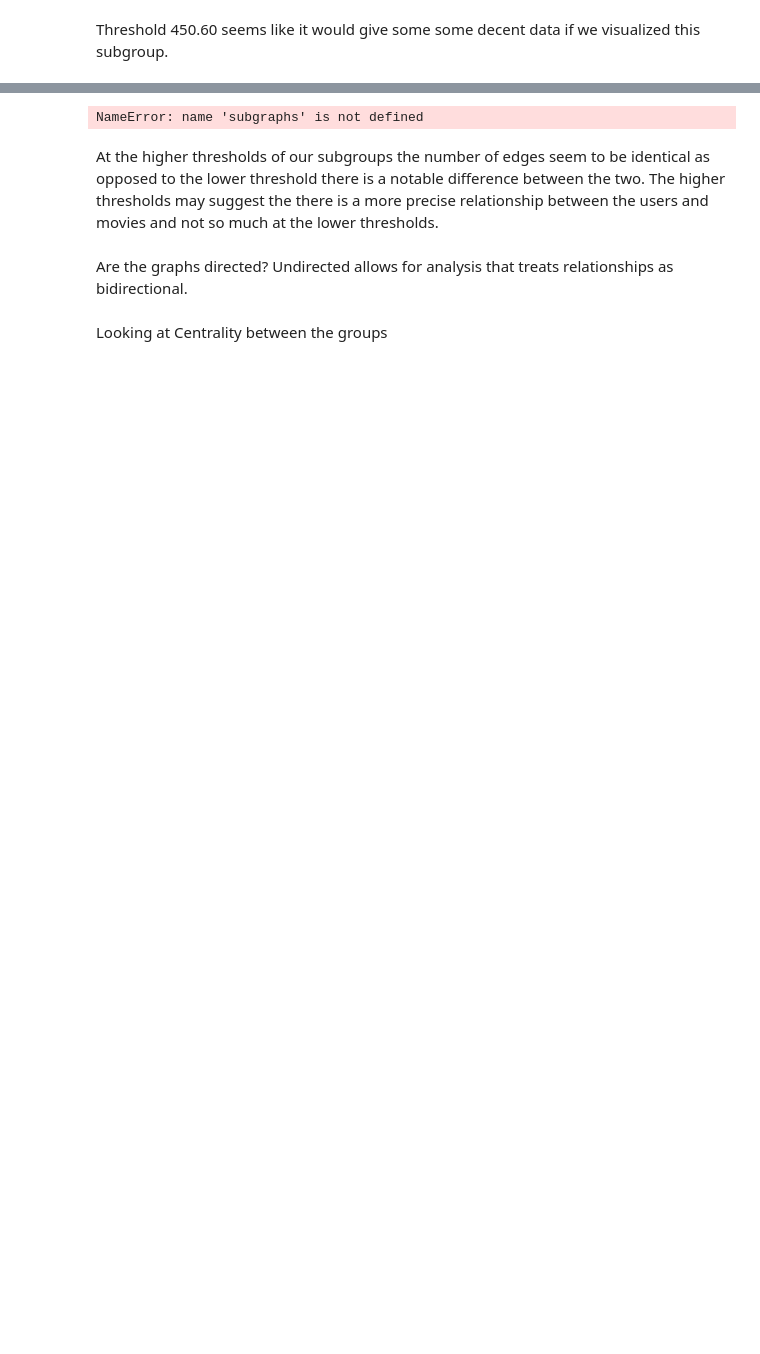
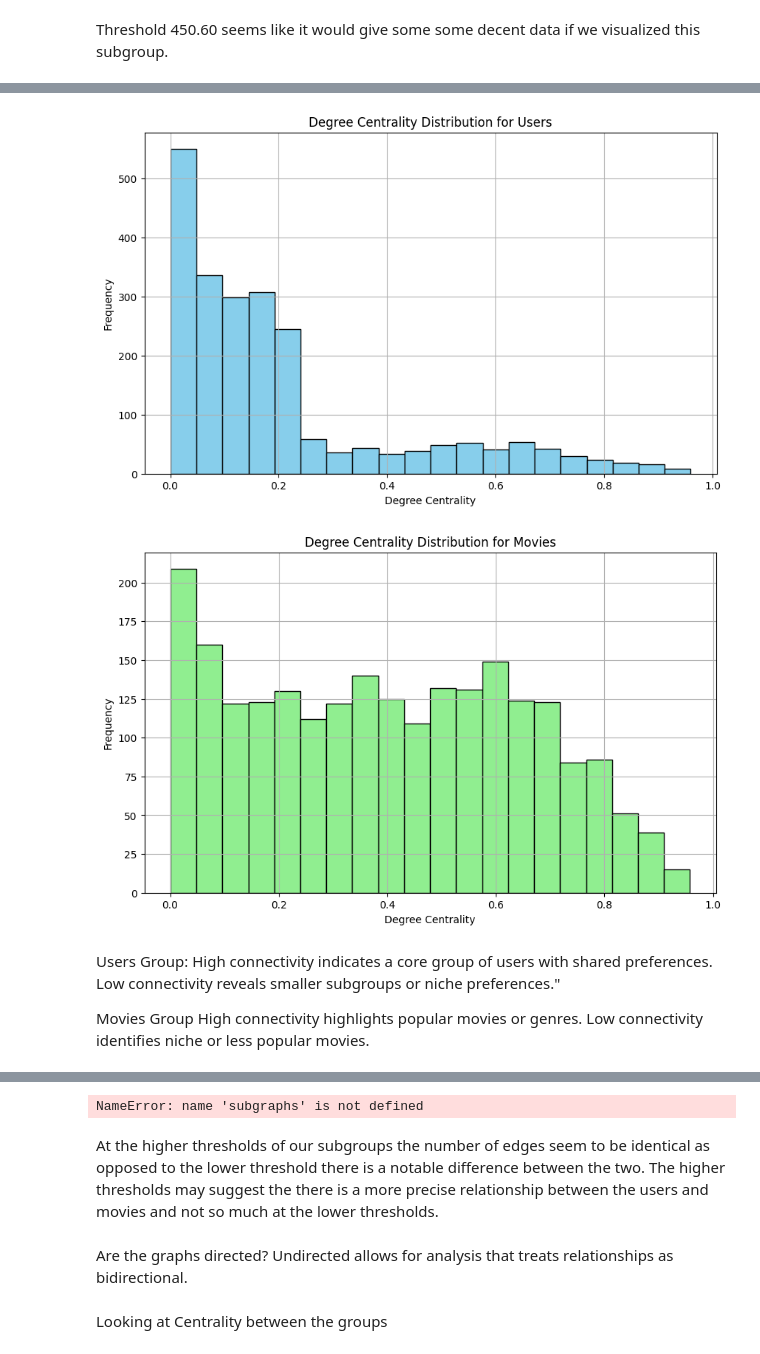
Before and after one commit to MarjeteV/data620, a Jupyter notebook: Project_2_.ipynb, the cells around one changed output, grey strips where cells are left out. Drawn from its saved outputs; the diff is of its cells as text; code cells hidden in the pictures; blank space fills up the shorter version.

```diff
--- a/Project_2_.ipynb
+++ b/Project_2_.ipynb
@@ -314,0 +341,33 @@ plt.show()
+# %%
+# Degree centrality
+user_degree = nx.degree_centrality(usernet_trim)
+movie_degree = nx.degree_centrality(movienet_trim)
+
+# Plot degree centrality for users
+plt.figure(figsize=(10, 6))
+plt.hist(user_degree.values(), bins=20, color='skyblue', edgecolor='black')
+plt.title('Degree Centrality Distribution for Users')
+plt.xlabel('Degree Centrality')
+plt.ylabel('Frequency')
+plt.grid(True)
+plt.show()
+
+# Plot degree centrality for movies
+plt.figure(figsize=(10, 6))
+plt.hist(movie_degree.values(), bins=20, color='lightgreen', edgecolor='black')
+plt.title('Degree Centrality Distribution for Movies')
+plt.xlabel('Degree Centrality')
+plt.ylabel('Frequency')
+plt.grid(True)
+plt.show()
+# %% [output]
+[figure, added]
+[figure, added]
+# %% [markdown]
+Users Group:
+High connectivity  indicates a core group of users with shared preferences.
+Low connectivity  reveals smaller subgroups or niche preferences."
+
+Movies Group
+High connectivity highlights popular movies or genres.
+Low connectivity identifies niche or less popular movies.
```
Also changed, not shown: parts of 6 cells of this notebook.
